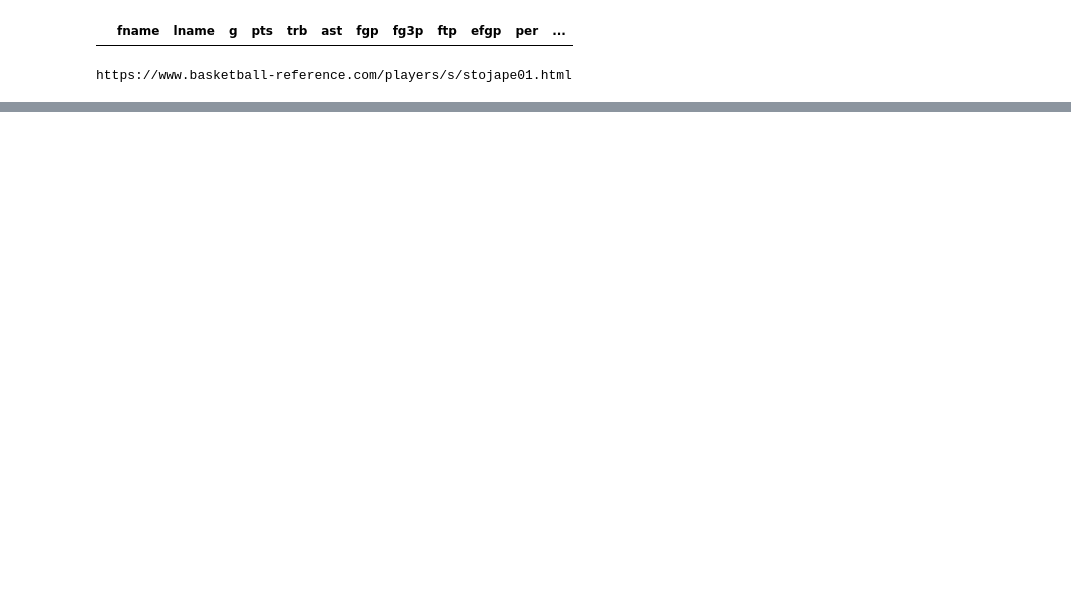
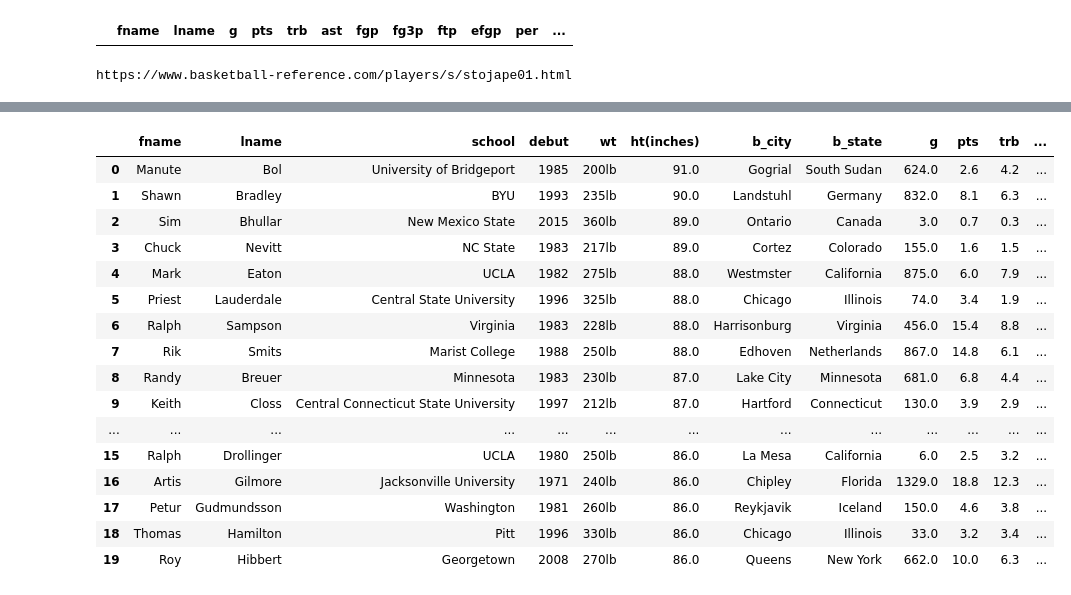
Before and after one commit to joshwmay/inst462_gibson_malik_may, a Jupyter notebook: jupyter/scrape.ipynb, the cells around one changed output, grey strips where cells are left out. Saved outputs shown, nothing was run; the diff lists cells and outputs as text; code cells hidden in the pictures; blank space fills up the shorter version.

```diff
--- a/jupyter/scrape.ipynb
+++ b/jupyter/scrape.ipynb
@@ -190,0 +419,21 @@ players.to_csv("scrape.csv")
+# %%
+scrape2 = pd.read_csv("scrape2.csv")
+scrape2.head(20)
+# %% [output]
+|  | fname | lname | school | debut | wt | ht(inches) | b_city | b_state | g | pts | trb | ... |
+| 0 | Manute | Bol | University of Bridgeport | 1985 | 200lb | 91.0 | Gogrial | South Sudan | 624.0 | 2.6 | 4.2 | ... |
+| 1 | Shawn | Bradley | BYU | 1993 | 235lb | 90.0 | Landstuhl | Germany | 832.0 | 8.1 | 6.3 | ... |
+| 2 | Sim | Bhullar | New Mexico State | 2015 | 360lb | 89.0 | Ontario | Canada | 3.0 | 0.7 | 0.3 | ... |
+| 3 | Chuck | Nevitt | NC State | 1983 | 217lb | 89.0 | Cortez | Colorado | 155.0 | 1.6 | 1.5 | ... |
+| 4 | Mark | Eaton | UCLA | 1982 | 275lb | 88.0 | Westmster | California | 875.0 | 6.0 | 7.9 | ... |
+| 5 | Priest | Lauderdale | Central State University | 1996 | 325lb | 88.0 | Chicago | Illinois | 74.0 | 3.4 | 1.9 | ... |
+| 6 | Ralph | Sampson | Virginia | 1983 | 228lb | 88.0 | Harrisonburg | Virginia | 456.0 | 15.4 | 8.8 | ... |
+| 7 | Rik | Smits | Marist College | 1988 | 250lb | 88.0 | Edhoven | Netherlands | 867.0 | 14.8 | 6.1 | ... |
+| 8 | Randy | Breuer | Minnesota | 1983 | 230lb | 87.0 | Lake City | Minnesota | 681.0 | 6.8 | 4.4 | ... |
+| 9 | Keith | Closs | Central Connecticut State University | 1997 | 212lb | 87.0 | Hartford | Connecticut | 130.0 | 3.9 | 2.9 | ... |
+| ... | ... | ... | ... | ... | ... | ... | ... | ... | ... | ... | ... | ... |
+| 15 | Ralph | Drollinger | UCLA | 1980 | 250lb | 86.0 | La Mesa | California | 6.0 | 2.5 | 3.2 | ... |
+| 16 | Artis | Gilmore | Jacksonville University | 1971 | 240lb | 86.0 | Chipley | Florida | 1329.0 | 18.8 | 12.3 | ... |
+| 17 | Petur | Gudmundsson | Washington | 1981 | 260lb | 86.0 | Reykjavik | Iceland | 150.0 | 4.6 | 3.8 | ... |
+| 18 | Thomas | Hamilton | Pitt | 1996 | 330lb | 86.0 | Chicago | Illinois | 33.0 | 3.2 | 3.4 | ... |
+| 19 | Roy | Hibbert | Georgetown | 2008 | 270lb | 86.0 | Queens | New York | 662.0 | 10.0 | 6.3 | ... |
```
Also changed, not shown: parts of 17 cells of this notebook.
